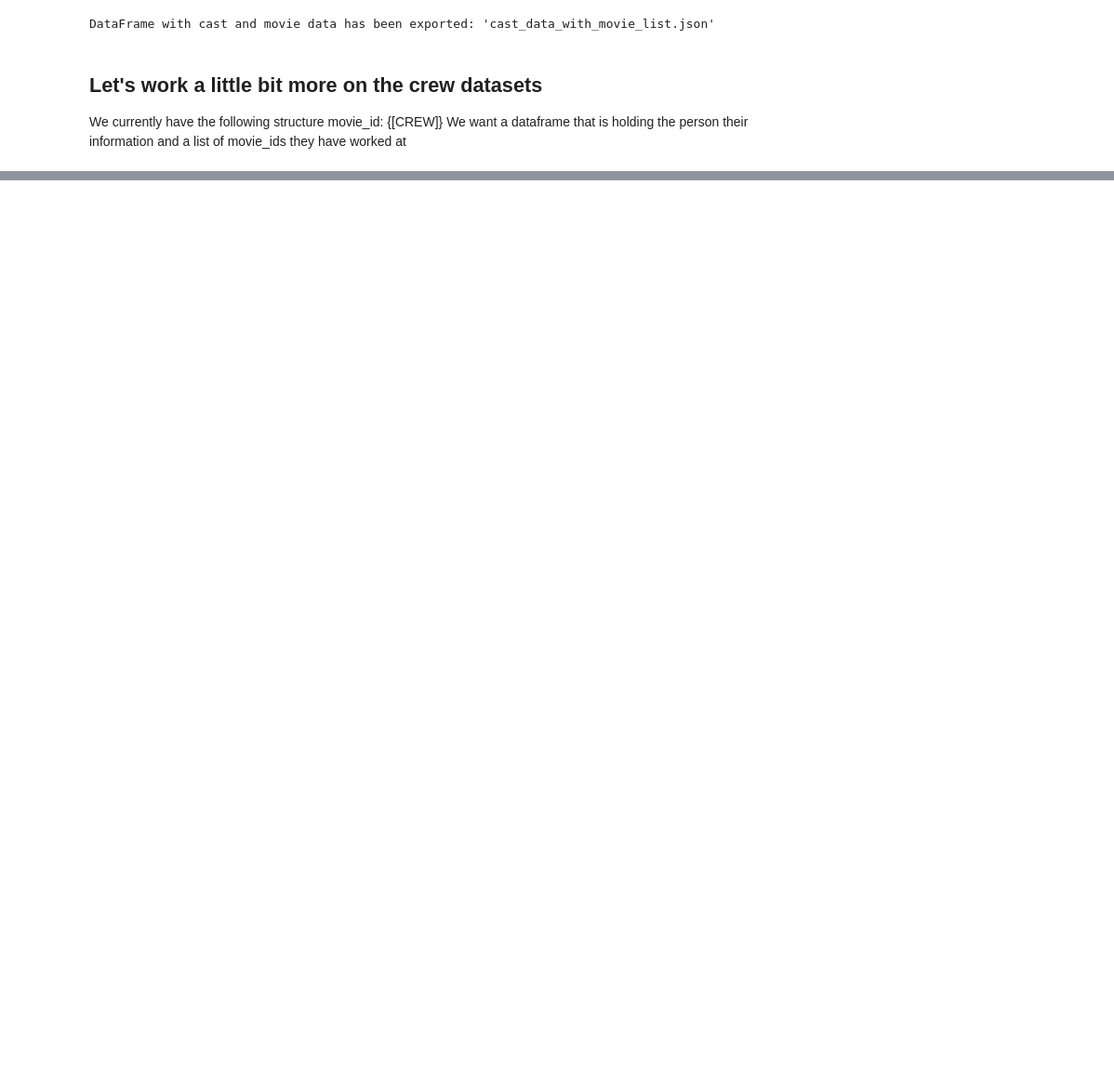
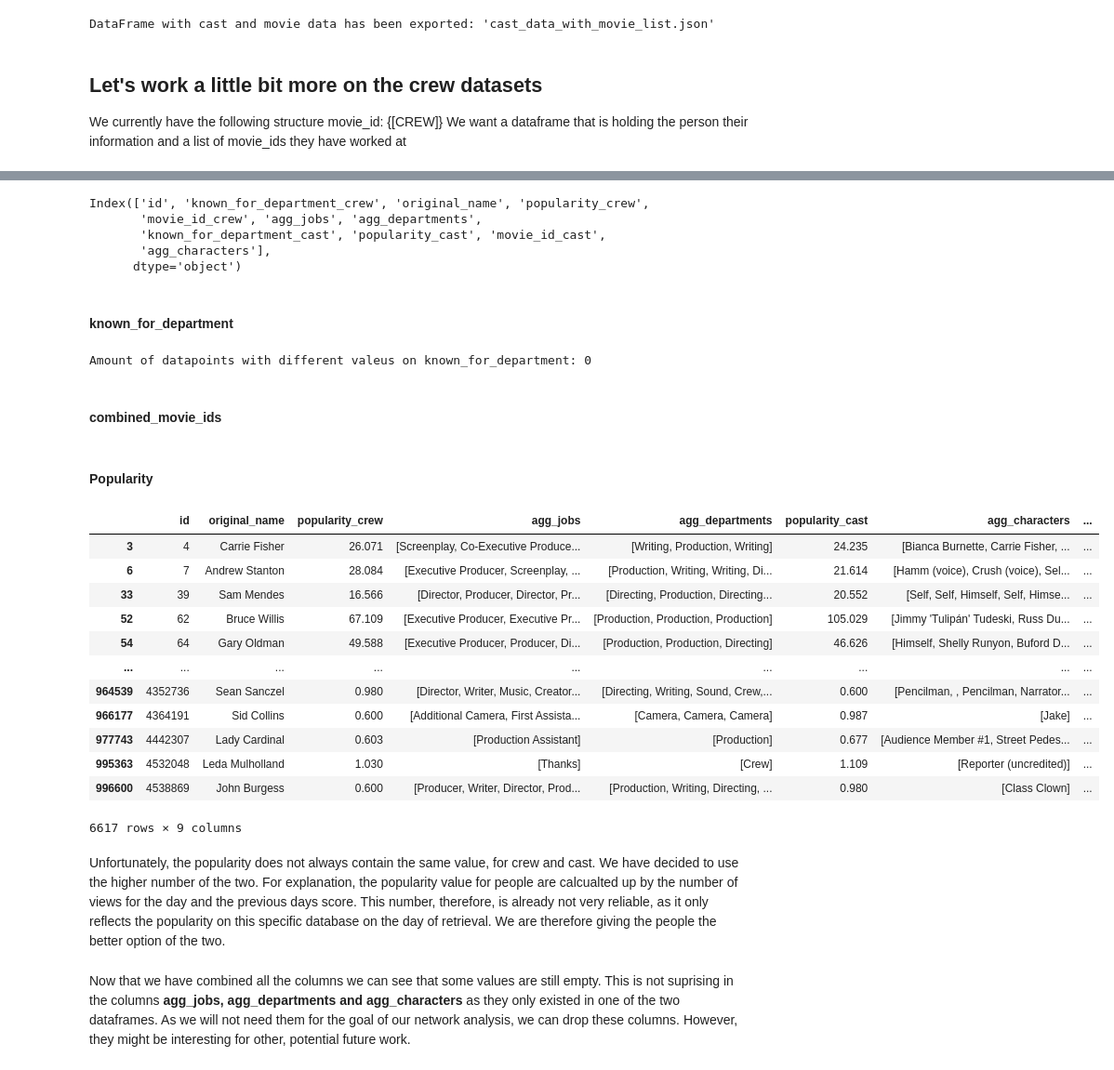
Before and after one commit to Simo067m/ComSocSci-Assignments, a Jupyter notebook: project/data_retrieval.ipynb, the cells around one changed output, grey strips where cells are left out. Shown: that part at 93% size. Drawn from its saved outputs; the diff is of its cells as text; code cells hidden in the pictures; blank space fills up the shorter version.

Commit message:
updated data retrieval

```diff
--- a/project/data_retrieval.ipynb
+++ b/project/data_retrieval.ipynb
@@ -1018,0 +1047,3 @@ if save_information:
+# %%
+df_cast = pd.read_json('filtered_data/final_cast_data_with_movie_list.json', orient='records', lines=True)
+df_crew = pd.read_json('filtered_data/final_crew_data_with_movie_list.json', orient='records', lines=True)
@@ -1018,0 +1081,3 @@ if save_information:
+# %%
+merged_df = pd.merge(df_crew, df_cast, on=['id', 'original_name'], how='outer', suffixes=('_crew', '_cast'))
+merged_df
@@ -1018,0 +1104,65 @@ if save_information:
+# %%
+merged_df.columns
+# %% [output]
+Index(['id', 'known_for_department_crew', 'original_name', 'popularity_crew',
+       'movie_id_crew', 'agg_jobs', 'agg_departments',
+       'known_for_department_cast', 'popularity_cast', 'movie_id_cast',
+       'agg_characters'],
+      dtype='object')
+# %% [markdown]
+#### known_for_department
+# %%
+# Investigating known for department
+mask = (merged_df['known_for_department_crew'] != merged_df['known_for_department_cast']) & \
+       merged_df['known_for_department_crew'].notna() & \
+       merged_df['known_for_department_cast'].notna()
+
+# Apply the mask to get a new DataFrame with the rows where the values differ and are not NaN
+filtered_df = merged_df[mask]
+print(f"Amount of datapoints with different valeus on known_for_department: {len(filtered_df)}")
+# %% [output]
+Amount of datapoints with different valeus on known_for_department: 0
+# %%
+# There are no entries that have a different value in the column so we can combine the two
+merged_df['known_for_department'] = merged_df['known_for_department_crew'].combine_first(merged_df['known_for_department_cast'])
+merged_df.drop(['known_for_department_crew', 'known_for_department_cast'], axis=1, inplace=True)
+# %% [markdown]
+#### combined_movie_ids
+# %%
+# Assuming 'merged_df' is your DataFrame
+merged_df['combined_movie_ids'] = merged_df.apply(
+    lambda row: list(set((row['movie_id_cast'] if isinstance(row['movie_id_cast'], list) else []) +
+                         (row['movie_id_crew'] if isinstance(row['movie_id_crew'], list) else []))),
+    axis=1
+)
+merged_df.drop(['movie_id_crew', 'movie_id_cast'], axis=1, inplace=True)
+# %% [markdown]
+#### Popularity
+# %%
+mask = (merged_df['popularity_crew'] != merged_df['popularity_cast']) & \
+       merged_df['popularity_crew'].notna() & \
+       merged_df['popularity_cast'].notna()
+
+# Apply the mask to get a new DataFrame with the rows where the values differ and are not NaN
+filtered_df = merged_df[mask]
+filtered_df
+# %% [output]
+|  | id | original_name | popularity_crew | agg_jobs | agg_departments | popularity_cast | agg_characters | ... |
+| 3 | 4 | Carrie Fisher | 26.071 | [Screenplay, Co-Executive Produce... | [Writing, Production, Writing] | 24.235 | [Bianca Burnette, Carrie Fisher, ... | ... |
+| 6 | 7 | Andrew Stanton | 28.084 | [Executive Producer, Screenplay, ... | [Production, Writing, Writing, Di... | 21.614 | [Hamm (voice), Crush (voice), Sel... | ... |
+| 33 | 39 | Sam Mendes | 16.566 | [Director, Producer, Director, Pr... | [Directing, Production, Directing... | 20.552 | [Self, Self, Himself, Self, Himse... | ... |
+| 52 | 62 | Bruce Willis | 67.109 | [Executive Producer, Executive Pr... | [Production, Production, Production] | 105.029 | [Jimmy 'Tulipán' Tudeski, Russ Du... | ... |
+| 54 | 64 | Gary Oldman | 49.588 | [Executive Producer, Producer, Di... | [Production, Production, Directing] | 46.626 | [Himself, Shelly Runyon, Buford D... | ... |
+| ... | ... | ... | ... | ... | ... | ... | ... | ... |
+| 964539 | 4352736 | Sean Sanczel | 0.980 | [Director, Writer, Music, Creator... | [Directing, Writing, Sound, Crew,... | 0.600 | [Pencilman, , Pencilman, Narrator... | ... |
+| 966177 | 4364191 | Sid Collins | 0.600 | [Additional Camera, First Assista... | [Camera, Camera, Camera] | 0.987 | [Jake] | ... |
+| 977743 | 4442307 | Lady Cardinal | 0.603 | [Production Assistant] | [Production] | 0.677 | [Audience Member #1, Street Pedes... | ... |
+| 995363 | 4532048 | Leda Mulholland | 1.030 | [Thanks] | [Crew] | 1.109 | [Reporter (uncredited)] | ... |
+| 996600 | 4538869 | John Burgess | 0.600 | [Producer, Writer, Director, Prod... | [Production, Writing, Directing, ... | 0.980 | [Class Clown] | ... |
+6617 rows × 9 columns
+# %% [markdown]
+Unfortunately, the popularity does not always contain the same value, for crew and cast.
+We have decided to use the higher number of the two.
+For explanation, the popularity value for people are calcualted up by the number of views for the day and the previous days score.
+This number, therefore, is already not very reliable, as it only reflects the popularity on this specific database on the day of retrieval.
+We are therefore giving the people the better option of the two.
@@ -1018,0 +1172,3 @@ if save_information:
+# %% [markdown]
+Now that we have combined all the columns we can see that some values are still empty.
+This is not suprising in the columns **agg_jobs, agg_departments and agg_characters** as they only existed in one of the two dataframes. As we will not need them for the goal of our network analysis, we can drop these columns. However, they might be interesting for other, potential future work.
```
Also changed, not shown: parts of 33 cells of this notebook.
